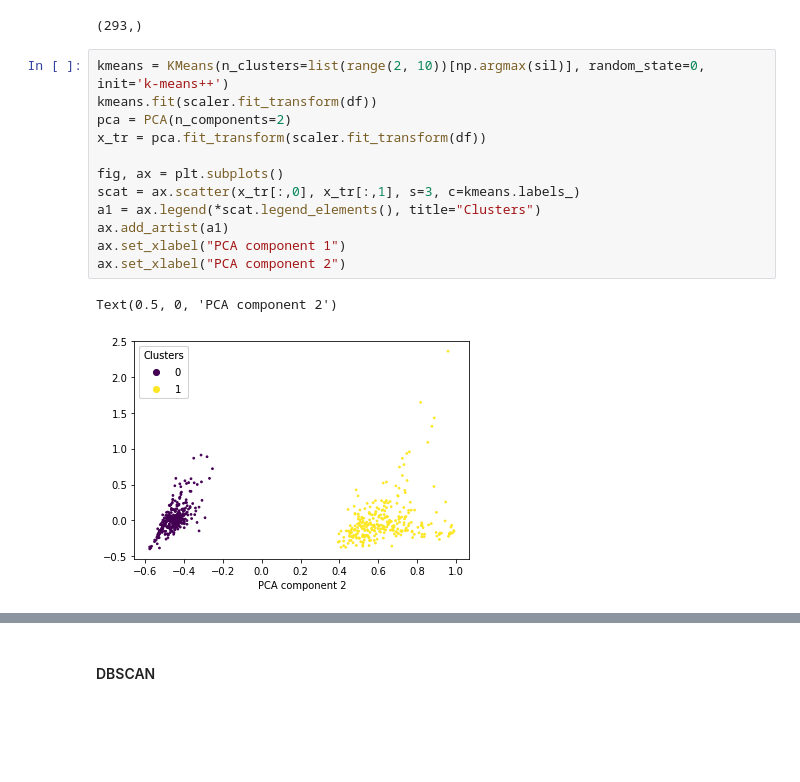
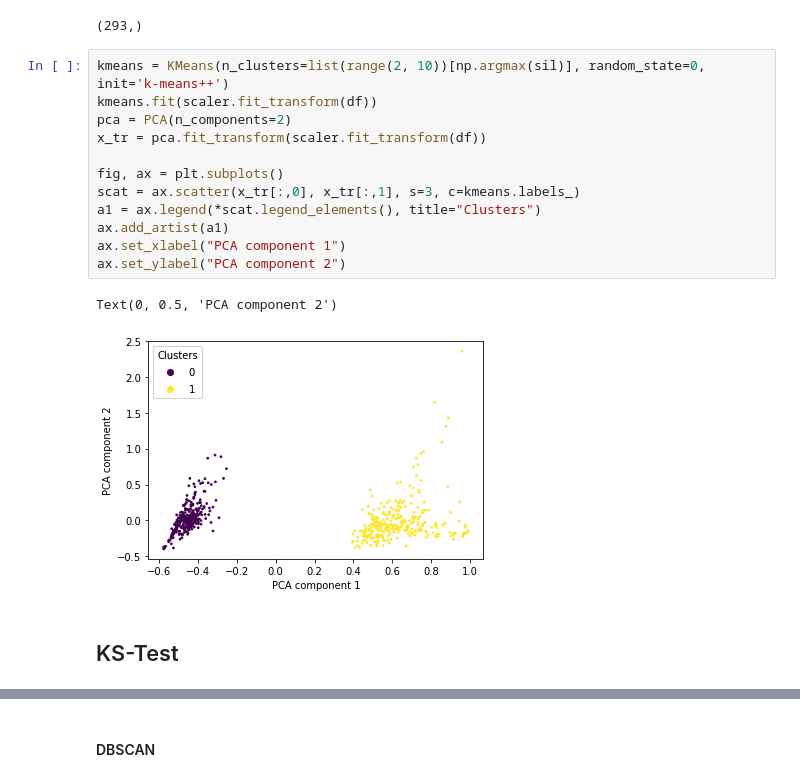
Before and after one commit to Eponeshnikov/ASMetrics, a Jupyter notebook: main.ipynb, the cells around one changed output, grey strips where cells are left out. Saved outputs shown, nothing was run; the diff lists cells and outputs as text; blank space fills up the shorter version.

```diff
--- a/main.ipynb
+++ b/main.ipynb
@@ -371,15 +404,17 @@ np.where(kmeans.labels_ == 1)[0].shape
 # %%
 kmeans = KMeans(n_clusters=list(range(2, 10))[np.argmax(sil)], random_state=0, init='k-means++')
 kmeans.fit(scaler.fit_transform(df))
 pca = PCA(n_components=2)
 x_tr = pca.fit_transform(scaler.fit_transform(df))
 
 fig, ax = plt.subplots()
 scat = ax.scatter(x_tr[:,0], x_tr[:,1], s=3, c=kmeans.labels_)
 a1 = ax.legend(*scat.legend_elements(), title="Clusters")
 ax.add_artist(a1)
 ax.set_xlabel("PCA component 1")
-ax.set_xlabel("PCA component 2")
+ax.set_ylabel("PCA component 2")
 # %% [output]
-Text(0.5, 0, 'PCA component 2')
+Text(0, 0.5, 'PCA component 2')
-[figure, old version]
+[figure, new version]
+# %% [markdown]
+## KS-Test
```
Also changed, not shown: parts of 24 cells of this notebook.
